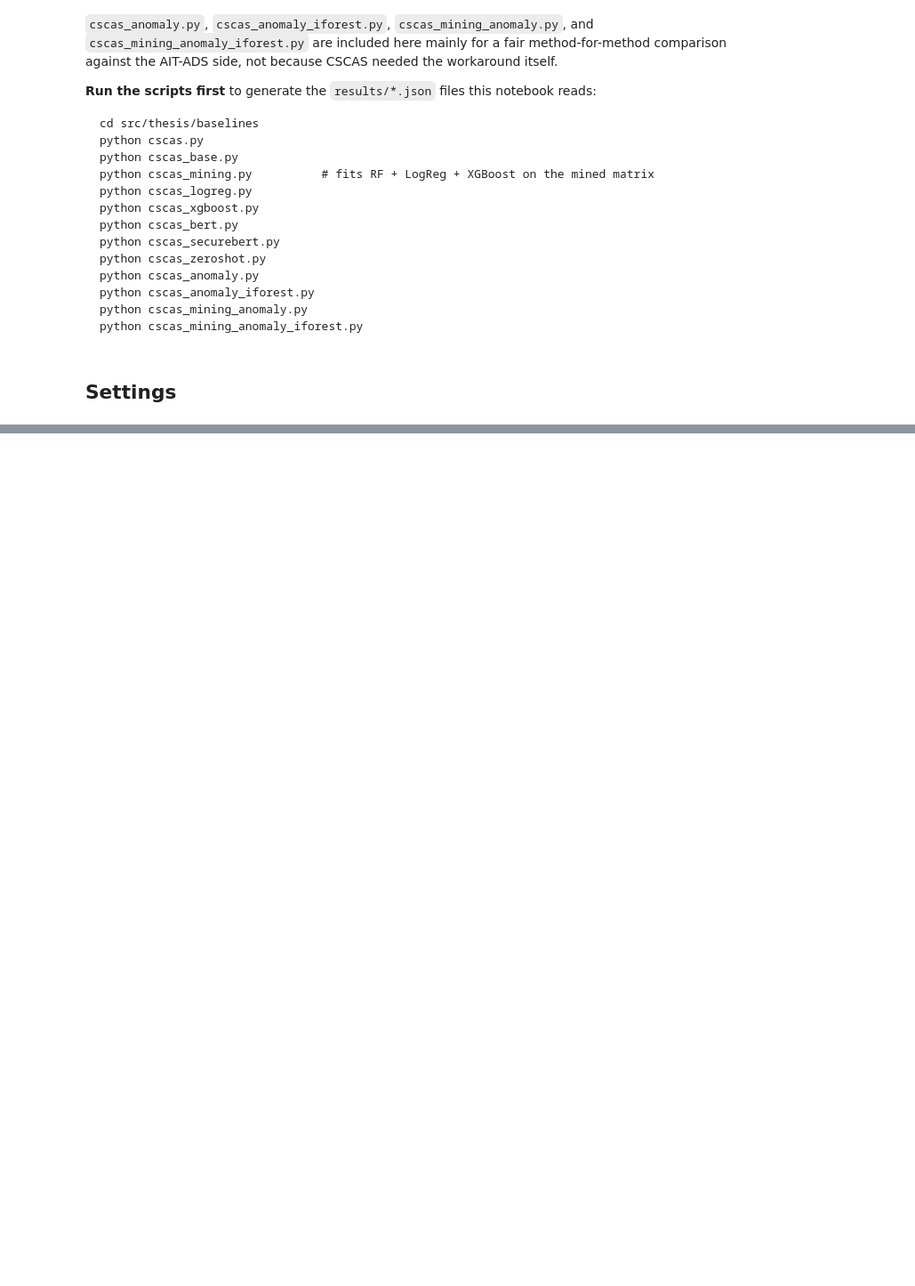
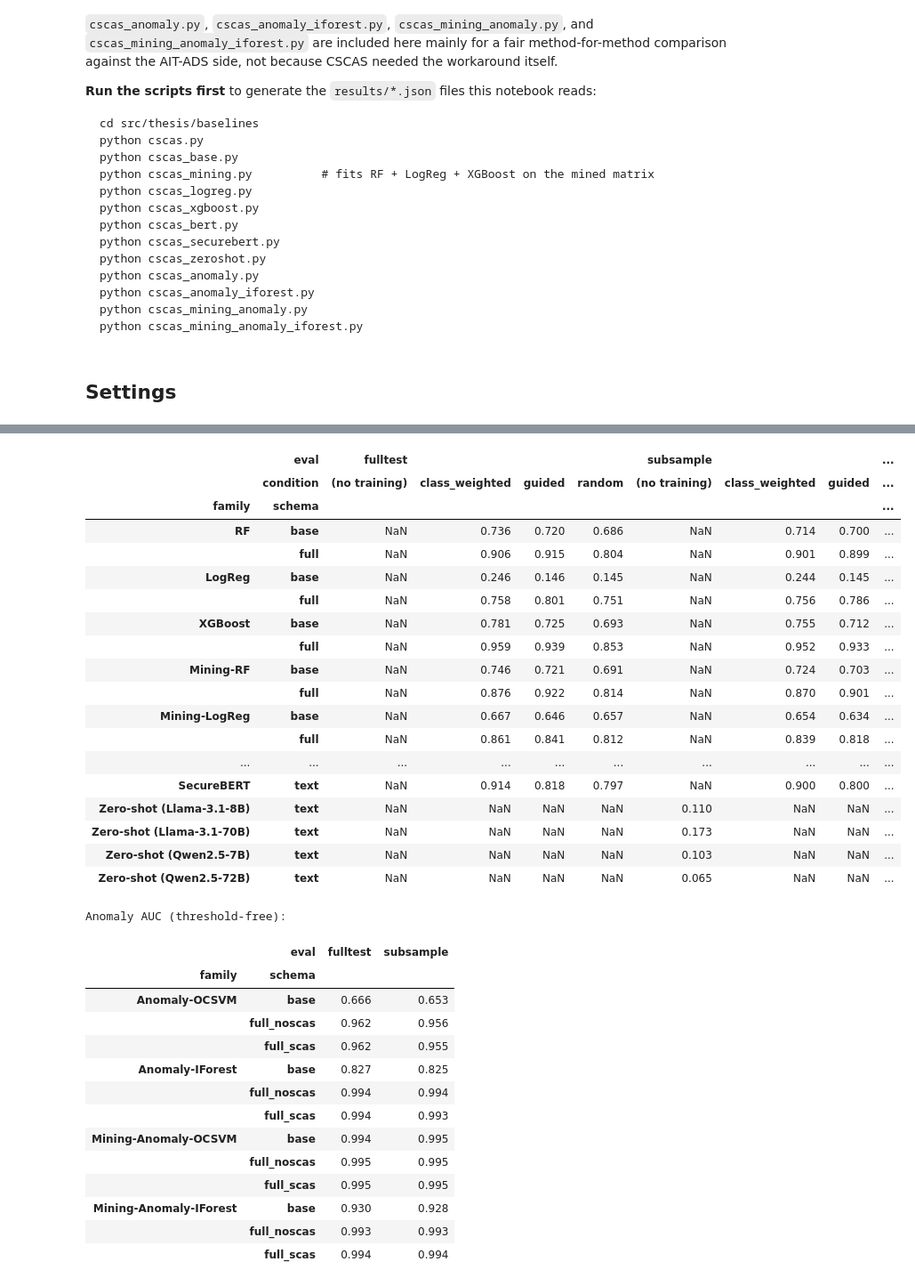
Before and after one commit to annaneliaa/msc-thesis, a Jupyter notebook: src/thesis/notebooks/baselines/01_cscas_baseline.ipynb, the cells around one changed output, grey strips where cells are left out. Shown at 89% size. Saved outputs shown, nothing was run; the diff lists cells and outputs as text; code cells hidden in the pictures; blank space fills up the shorter version.

```diff
--- a/src/thesis/notebooks/baselines/01_cscas_baseline.ipynb
+++ b/src/thesis/notebooks/baselines/01_cscas_baseline.ipynb
@@ -788,25 +730,63 @@ grid_df
 # %%
 # F1 pivot: rows = (family, schema), columns = (eval, condition).
 if not grid_df.empty:
     fam_order = ["RF", "LogReg", "XGBoost", "Mining-RF", "Mining-LogReg",
                  "Mining-XGBoost", "Anomaly-OCSVM", "Anomaly-IForest",
-                 "Mining-Anomaly-OCSVM", "Mining-Anomaly-IForest"]
-    schema_order = ["base", "full", "full_noscas", "full_scas"]
+                 "Mining-Anomaly-OCSVM", "Mining-Anomaly-IForest",
+                 "BERT", "SecureBERT", "Zero-shot (Llama-3.1-8B)",
+                 "Zero-shot (Llama-3.1-70B)", "Zero-shot (Qwen2.5-7B)",
+                 "Zero-shot (Qwen2.5-72B)"]
+    schema_order = ["base", "full", "full_noscas", "full_scas", "text"]
     g = grid_df.copy()
     g["family"] = pd.Categorical(g["family"], fam_order, ordered=True)
     g["schema"] = pd.Categorical(g["schema"], schema_order, ordered=True)
     f1_pivot = (g.pivot_table(index=["family", "schema"],
                               columns=["eval", "condition"], values="f1",
                               observed=False)
                  .round(3).sort_index())
     display(f1_pivot)
 
     # Same, for the anomaly-only AUC (threshold-free headline metric).
     auc_rows = g[g["auc"].notna()]
     if not auc_rows.empty:
         auc_pivot = (auc_rows.pivot_table(index=["family", "schema"],
                                           columns="eval", values="auc",
                                           observed=False)
                      .round(3).sort_index())
         print("\nAnomaly AUC (threshold-free):")
         display(auc_pivot)
+# %% [output]
+|  | eval | fulltest |  |  |  | subsample |  |  | ... |
+|  | condition | (no training) | class_weighted | guided | random | (no training) | class_weighted | guided | ... |
+| family | schema |  |  |  |  |  |  |  | ... |
+| RF | base | NaN | 0.736 | 0.720 | 0.686 | NaN | 0.714 | 0.700 | ... |
+|  | full | NaN | 0.906 | 0.915 | 0.804 | NaN | 0.901 | 0.899 | ... |
+| LogReg | base | NaN | 0.246 | 0.146 | 0.145 | NaN | 0.244 | 0.145 | ... |
+|  | full | NaN | 0.758 | 0.801 | 0.751 | NaN | 0.756 | 0.786 | ... |
+| XGBoost | base | NaN | 0.781 | 0.725 | 0.693 | NaN | 0.755 | 0.712 | ... |
+|  | full | NaN | 0.959 | 0.939 | 0.853 | NaN | 0.952 | 0.933 | ... |
+| Mining-RF | base | NaN | 0.746 | 0.721 | 0.691 | NaN | 0.724 | 0.703 | ... |
+|  | full | NaN | 0.876 | 0.922 | 0.814 | NaN | 0.870 | 0.901 | ... |
+| Mining-LogReg | base | NaN | 0.667 | 0.646 | 0.657 | NaN | 0.654 | 0.634 | ... |
+|  | full | NaN | 0.861 | 0.841 | 0.812 | NaN | 0.839 | 0.818 | ... |
+| ... | ... | ... | ... | ... | ... | ... | ... | ... | ... |
+| SecureBERT | text | NaN | 0.914 | 0.818 | 0.797 | NaN | 0.900 | 0.800 | ... |
+| Zero-shot (Llama-3.1-8B) | text | NaN | NaN | NaN | NaN | 0.110 | NaN | NaN | ... |
+| Zero-shot (Llama-3.1-70B) | text | NaN | NaN | NaN | NaN | 0.173 | NaN | NaN | ... |
+| Zero-shot (Qwen2.5-7B) | text | NaN | NaN | NaN | NaN | 0.103 | NaN | NaN | ... |
+| Zero-shot (Qwen2.5-72B) | text | NaN | NaN | NaN | NaN | 0.065 | NaN | NaN | ... |
+Anomaly AUC (threshold-free):
+|  | eval | fulltest | subsample |
+| family | schema |  |  |
+| Anomaly-OCSVM | base | 0.666 | 0.653 |
+|  | full_noscas | 0.962 | 0.956 |
+|  | full_scas | 0.962 | 0.955 |
+| Anomaly-IForest | base | 0.827 | 0.825 |
+|  | full_noscas | 0.994 | 0.994 |
+|  | full_scas | 0.994 | 0.993 |
+| Mining-Anomaly-OCSVM | base | 0.994 | 0.995 |
+|  | full_noscas | 0.995 | 0.995 |
+|  | full_scas | 0.995 | 0.995 |
+| Mining-Anomaly-IForest | base | 0.930 | 0.928 |
+|  | full_noscas | 0.993 | 0.993 |
+|  | full_scas | 0.994 | 0.994 |
```
Also changed, not shown: parts of 26 cells of this notebook, 17 other files.
